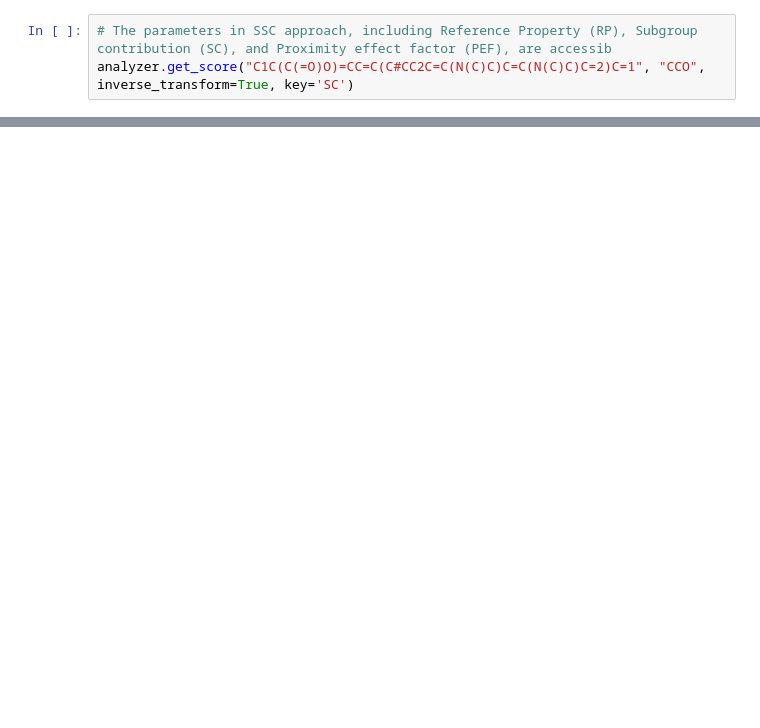
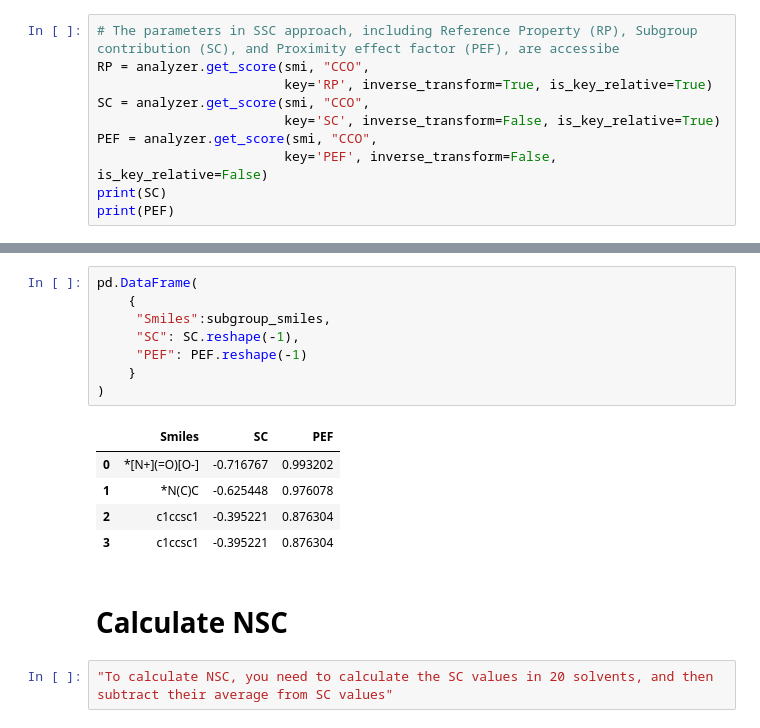
Before and after one commit to ACCA-KU/SSC, a Jupyter notebook: example.ipynb, the cells around one changed output, grey strips where cells are left out. Cells and saved outputs as stored; diff of their text form; blank space fills up the shorter version.

```diff
--- a/example.ipynb
+++ b/example.ipynb
@@ -23,3 +45,10 @@ analyzer.predict("C1C(C(=O)O)=CC=C(C#CC2C=C(N(C)C)C=C(N(C)C)C=2)C=1", "CCO")
 # %%
-# The parameters in SSC approach, including Reference Property (RP), Subgroup contribution (SC), and Proximity effect factor (PEF), are accessib
-analyzer.get_score("C1C(C(=O)O)=CC=C(C#CC2C=C(N(C)C)C=C(N(C)C)C=2)C=1", "CCO", inverse_transform=True, key='SC')
+# The parameters in SSC approach, including Reference Property (RP), Subgroup contribution (SC), and Proximity effect factor (PEF), are accessibe
+RP = analyzer.get_score(smi, "CCO",
+                        key='RP', inverse_transform=True, is_key_relative=True)
+SC = analyzer.get_score(smi, "CCO",
+                        key='SC', inverse_transform=False, is_key_relative=True)
+PEF = analyzer.get_score(smi, "CCO",
+                        key='PEF', inverse_transform=False, is_key_relative=False)
+print(SC)
+print(PEF)
@@ -28,0 +74,18 @@ analyzer.plot_score("C1C(C(=O)O)=CC=C(C#CC2C=C(N(C)C)C=C(N(C)C)C=2)C=1", "CCO",
+# %%
+pd.DataFrame(
+    {
+     "Smiles":subgroup_smiles,
+     "SC": SC.reshape(-1),
+     "PEF": PEF.reshape(-1)
+    }
+)
+# %% [output]
+|  | Smiles | SC | PEF |
+| 0 | *[N+](=O)[O-] | -0.716767 | 0.993202 |
+| 1 | *N(C)C | -0.625448 | 0.976078 |
+| 2 | c1ccsc1 | -0.395221 | 0.876304 |
+| 3 | c1ccsc1 | -0.395221 | 0.876304 |
+# %% [markdown]
+# Calculate NSC
+# %%
+"To calculate NSC, you need to calculate the SC values in 20 solvents, and then subtract their average from SC values"
```
Also changed, not shown: parts of 15 cells of this notebook, 25 other files.
